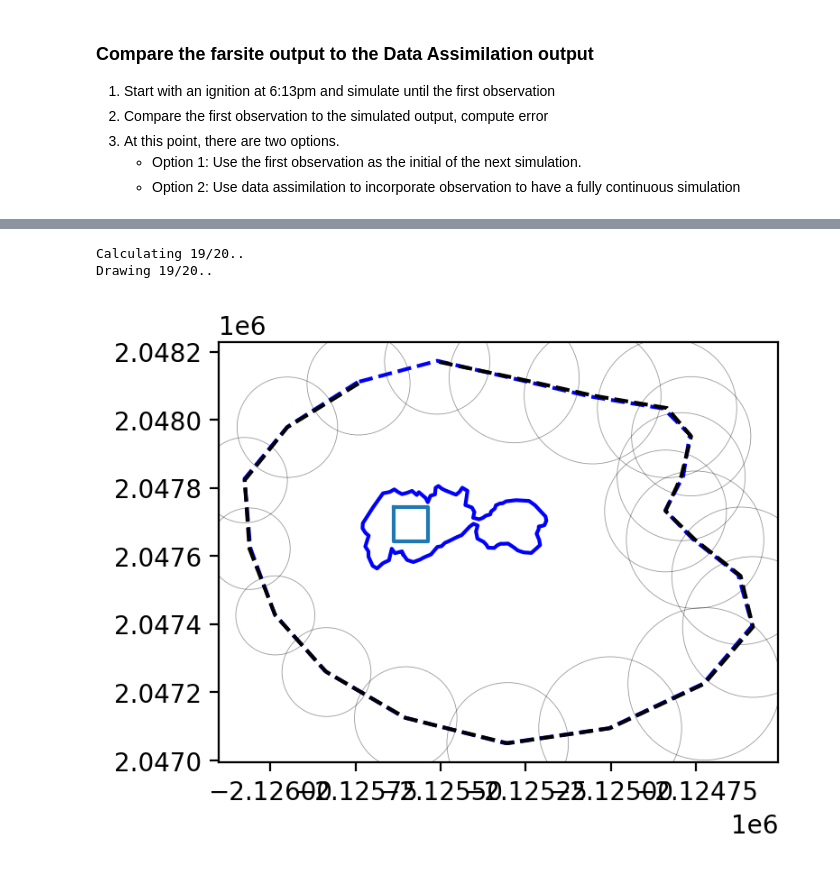
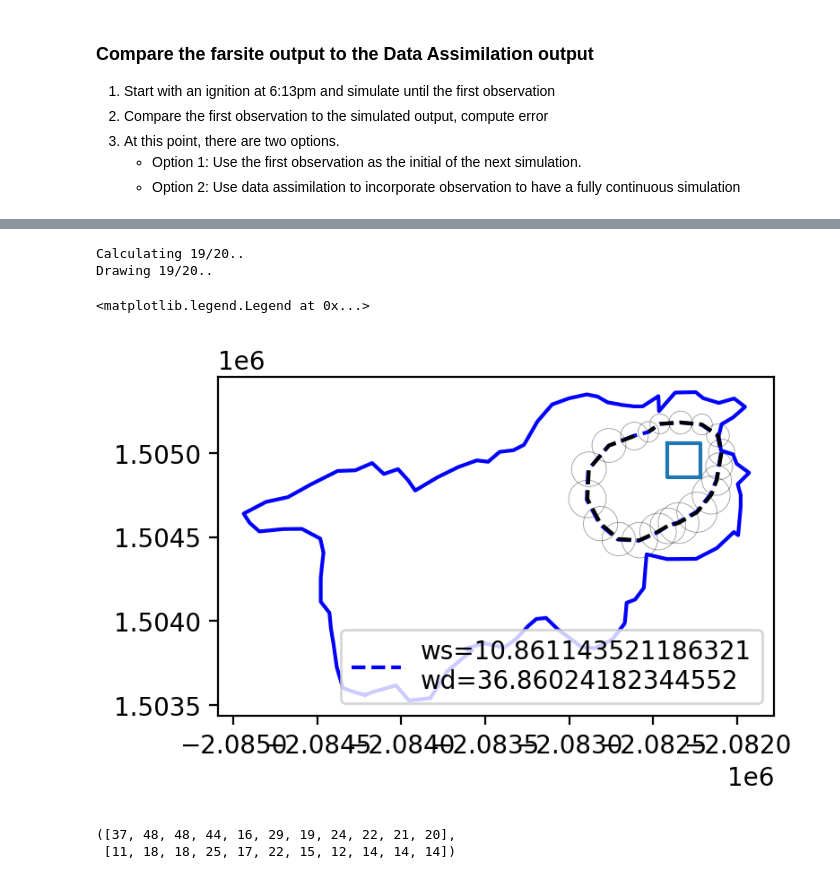
Before and after one commit to tolgacaglar/farsite-devAPI, a Jupyter notebook: src/Data Assimilation Workflow Cleanup - Global Wind.ipynb, the cells around one changed output, grey strips where cells are left out. Saved outputs shown, nothing was run; the diff lists cells and outputs as text; code cells hidden in the pictures.

```diff
--- a/src/Data Assimilation Workflow Cleanup - Global Wind.ipynb
+++ b/src/Data Assimilation Workflow Cleanup - Global Wind.ipynb
@@ -23,7 +23,7 @@ warnings.filterwarnings('ignore')
 from multiprocessing import Pool
 import contextily as ctx
 
-description = 'Bridge2021'
+description = 'Maria2019'
 # %%
 def calculate(initialidx,
               observeidx,
@@ -405,21 +413,32 @@ model_output_lst.append(model_output)
 #### CALCULATE ADJUSTED MODEL OUTPUT ######
 ###########################################
 # Input of data assimilation
-n_states = 2*n_vertex
-n_output = n_states
 tix = 0
-initial_state = geom_to_vector(ignition)
+
 observation_state = geom_to_vector(validate_geom(observations[tix]))
 
-X = 1e5*np.eye(n_states)  # Initial covariance matrix
-initial_state, observation_state = align_states([initial_state, observation_state], vertex_count=n_vertex)
-adjusted_state, X, zkphat_ensemble, xkhat_ensemble, ykhat_ensemble, xkphat_ensemble = adjusted_state_EnKF_farsite(
-    initial_state, observation_state, X, n_states, n_samples,
-    rng, sampled_wslst[tix], sampled_wdlst[tix], dt,
-    description)
+X = 1e4*np.eye(n_states)  # Initial covariance matrix
+X[-2,-2] = 5
+X[-1,-1] = 15
 
-adjusted_geom = Polygon(zip(adjusted_state[::2], adjusted_state[1::2]))
+# Align and add ws,wd to the state
+initial_state, observation_state = align_states([geom_to_vector(ignition), observation_state], vertex_count=n_vertex)
+initial_state = np.resize(initial_state, (n_states,1))
+initial_state[-2,0] = ws
+initial_state[-1,0] = wd
+observation_state = np.resize(observation_state, (n_output,1))
+observation_state[-2,0] = ws
+observation_state[-1,0] = wd
+
+adjusted_state, X, zkphat_ensemble, xkhat_ensemble, ykhat_ensemble, xkphat_ensemble = \
+                            adjusted_state_EnKF_farsite(initial_state, observation_state, X,
+                                                        n_states, n_output, n_samples,
+                                                        sampled_wslst[0], sampled_wdlst[0],
+                                                        rng, dt, description)
+
+adjusted_geom = Polygon(zip(adjusted_state[:-2:2], adjusted_state[1:-2:2]))
 adjusted_geom_lst.append(adjusted_geom)
+adjusted_state_lst.append(adjusted_state)
 X_lst.append(X)
 xkhat_ensemble_lst.append(xkhat_ensemble)
 xkphat_ensemble_lst.append(xkphat_ensemble)
@@ -428,14 +447,17 @@ zkphat_ensemble_lst.append(zkphat_ensemble)
 # %%
 # X=1e2
 fig, ax = plt.subplots(1,1, figsize=(4,4), dpi=200)
 plot_geometry(ignition, ax=ax)
 plot_geometry(observations[0], ax=ax, color='blue')
-plot_geometry(adjusted_geom, ax=ax, color='blue', ls='--')
-plot_matrix(zkphat_ensemble, ax=ax, color='black', ls='--', show_stdev=True)
+plot_geometry(adjusted_geom, ax=ax, color='blue', ls='--',
+              label=f'ws={adjusted_state[-2,0]}\nwd={adjusted_state[-1,0]}')
+plot_matrix(zkphat_ensemble[:-2,:], ax=ax, color='black', ls='--', show_stdev=True)
+ax.legend()
 # %% [output]
 Calculating 19/20..
 Drawing 19/20..
+<matplotlib.legend.Legend at 0x...>
-[figure, old version]
+[figure, new version]
 # %%
 # X=1e4 - std=10000
 fig, ax = plt.subplots(1,1, figsize=(4,4), dpi=200)
@@ -450,6 +472,11 @@ plot_geometry(ignition, ax=ax)
 plot_geometry(observations[0], ax=ax, color='blue')
 plot_geometry(adjusted_geom, ax=ax, color='blue', ls='--')
 plot_matrix(zkphat_ensemble, ax=ax, color='black', ls='--', show_stdev=True)
+# %%
+wdlst, wslst
+# %% [output]
+([37, 48, 48, 44, 16, 29, 19, 24, 22, 21, 20],
+ [11, 18, 18, 25, 17, 22, 15, 12, 14, 14, 14])
 # %%
 # X=1e6
 fig, ax = plt.subplots(1,1, figsize=(4,4), dpi=200)
```
Also changed, not shown: parts of 7 cells of this notebook, 5 other files.
